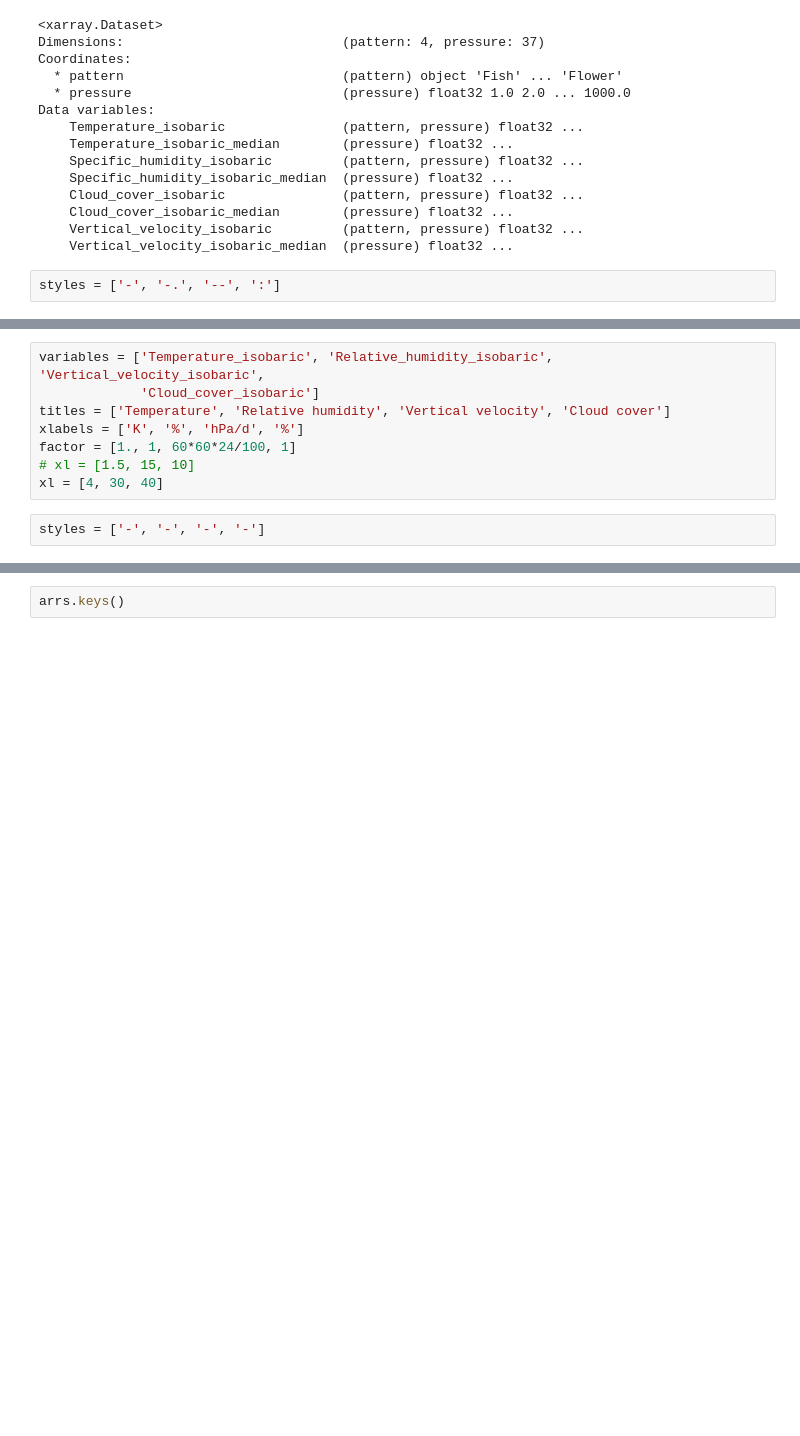
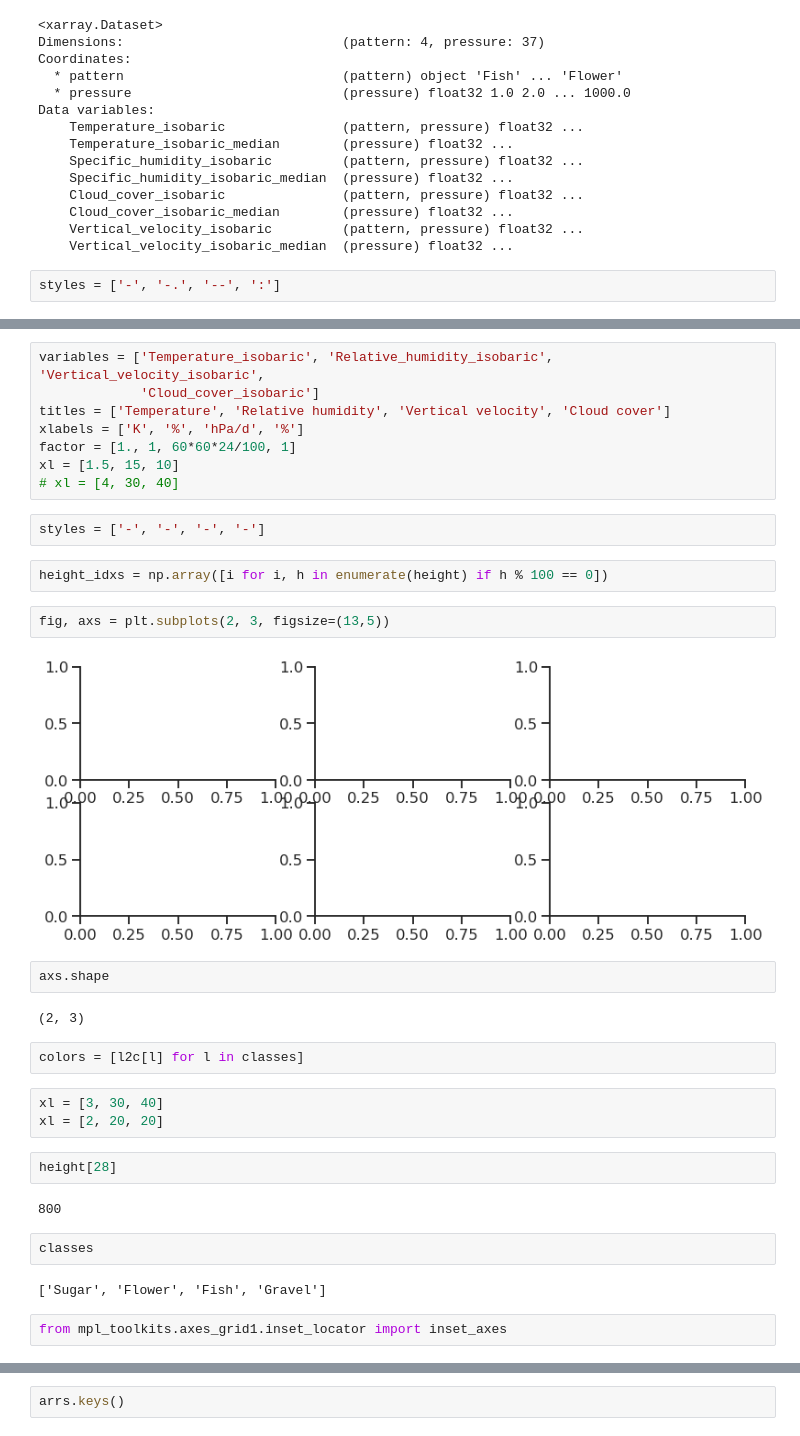
Before and after one commit to raspstephan/sugar-flower-fish-or-gravel, a Jupyter notebook: Plotting_ERAInterim_HumanLabelsProfiles.ipynb, the cells around one changed output, grey strips where cells are left out. Cells and saved outputs as stored; diff of their text form; blank space fills up the shorter version.

```diff
--- a/Plotting_ERAInterim_HumanLabelsProfiles.ipynb
+++ b/Plotting_ERAInterim_HumanLabelsProfiles.ipynb
@@ -256,7 +257,32 @@ variables = ['Temperature_isobaric', 'Relative_humidity_isobaric', 'Vertical_vel
 titles = ['Temperature', 'Relative humidity', 'Vertical velocity', 'Cloud cover']
 xlabels = ['K', '%', 'hPa/d', '%']
 factor = [1., 1, 60*60*24/100, 1]
-# xl = [1.5, 15, 10]
-xl = [4, 30, 40]
+xl = [1.5, 15, 10]
+# xl = [4, 30, 40]
 # %%
 styles = ['-', '-', '-', '-']
+# %%
+height_idxs = np.array([i for i, h in enumerate(height) if h % 100 == 0])
+# %%
+fig, axs = plt.subplots(2, 3, figsize=(13,5))
+# %% [output]
+[figure, added]
+# %%
+axs.shape
+# %% [output]
+(2, 3)
+# %%
+colors = [l2c[l] for l in classes]
+# %%
+xl = [3, 30, 40]
+xl = [2, 20, 20]
+# %%
+height[28]
+# %% [output]
+800
+# %%
+classes
+# %% [output]
+['Sugar', 'Flower', 'Fish', 'Gravel']
+# %%
+from mpl_toolkits.axes_grid1.inset_locator import inset_axes
```
Also changed, not shown: parts of 6 cells of this notebook, 2 other files.
